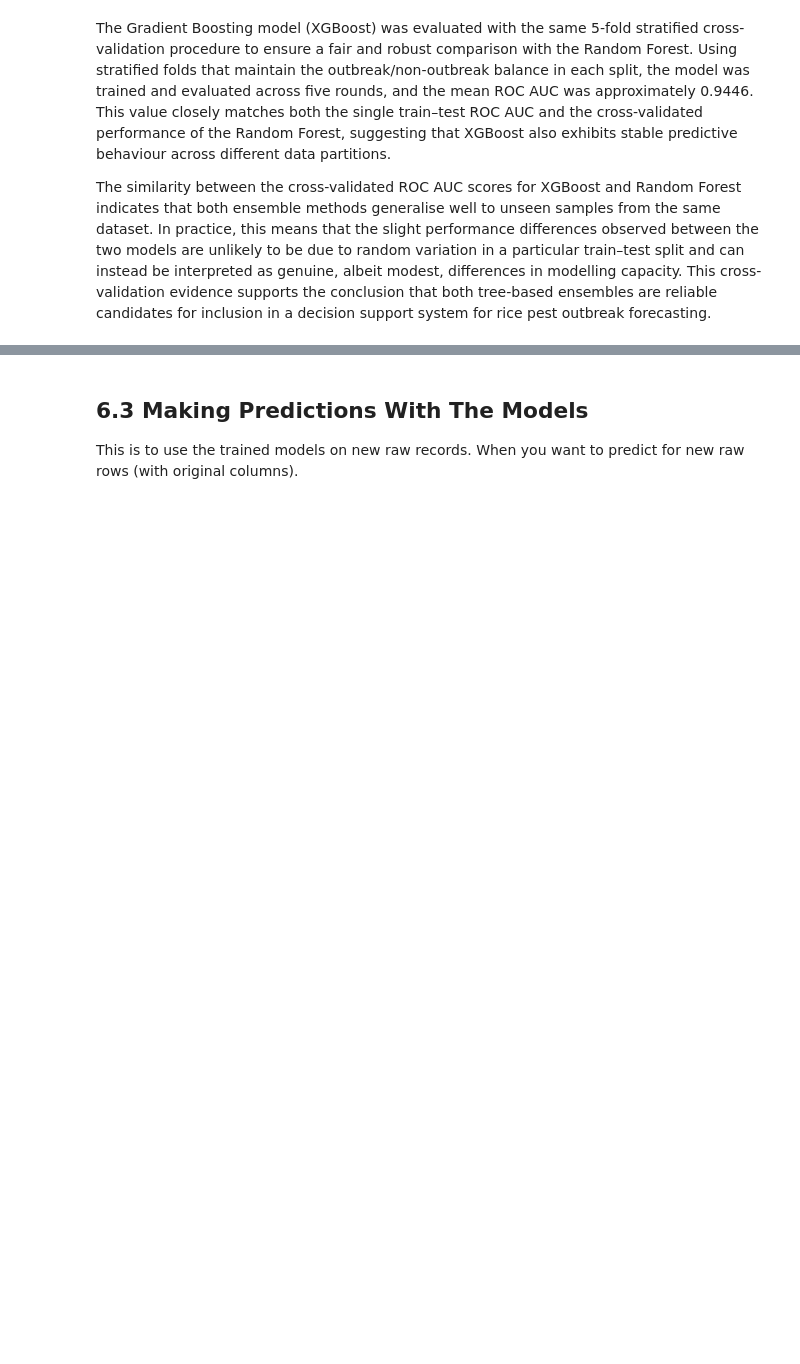
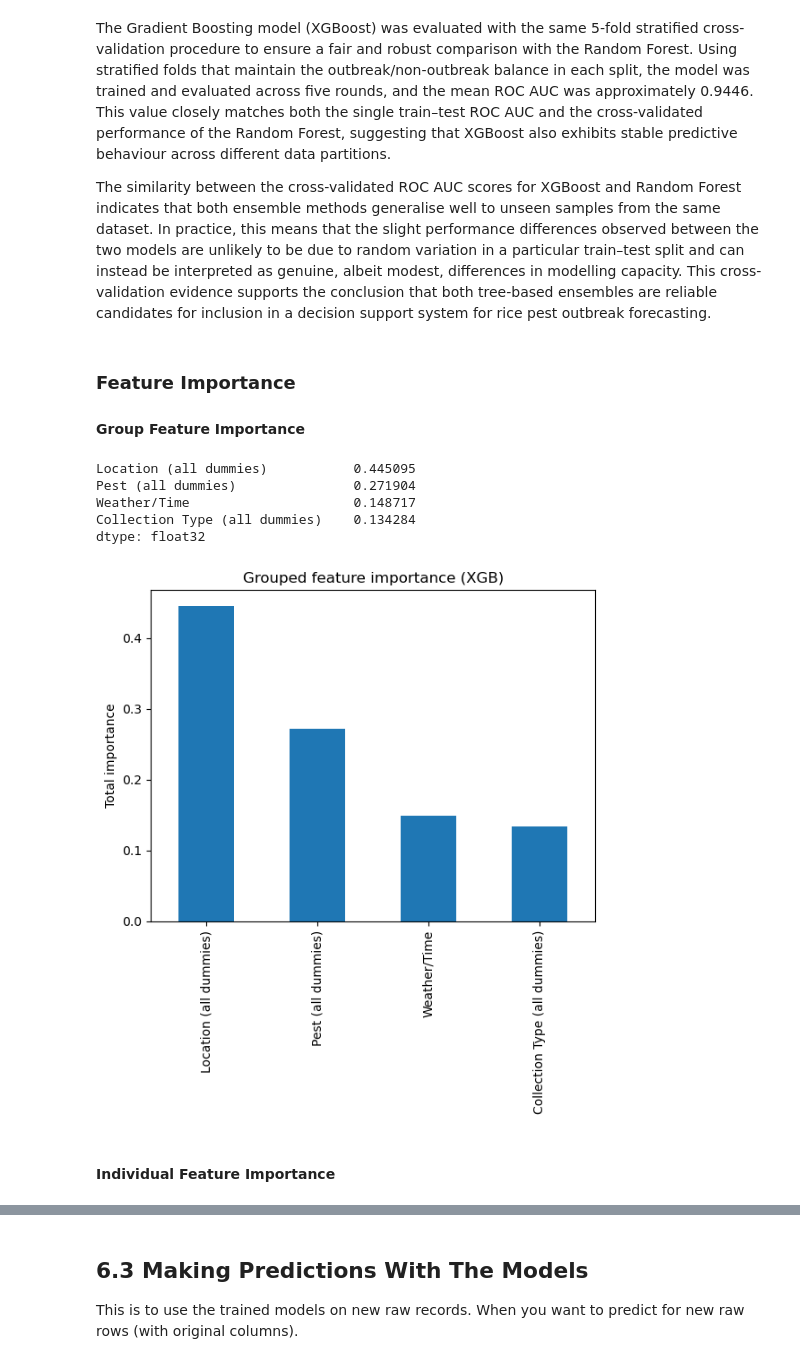
Before and after one commit to HXCLogic/Predictive-Modelling-for-Pest-Outbreak-Using-Machine-Learning-Techniques, a Jupyter notebook: Rice - Pest and Diseases/Rice.ipynb, the cells around one changed output, grey strips where cells are left out. Saved outputs shown, nothing was run; the diff lists cells and outputs as text; code cells hidden in the pictures; blank space fills up the shorter version.

Commit message:
Added Feature Importance for Gradient Boosting
Added Feature Importance for Gradient Boosting

```diff
--- a/Rice - Pest and Diseases/Rice.ipynb
+++ b/Rice - Pest and Diseases/Rice.ipynb
@@ -891,3 +890,47 @@ Gradient Boosting 5-fold mean ROC AUC: 0.9446302371672968
 The Gradient Boosting model (XGBoost) was evaluated with the same 5-fold stratified cross-validation procedure to ensure a fair and robust comparison with the Random Forest. Using stratified folds that maintain the outbreak/non-outbreak balance in each split, the model was trained and evaluated across five rounds, and the mean ROC AUC was approximately 0.9446. This value closely matches both the single train–test ROC AUC and the cross-validated performance of the Random Forest, suggesting that XGBoost also exhibits stable predictive behaviour across different data partitions.
 
 The similarity between the cross-validated ROC AUC scores for XGBoost and Random Forest indicates that both ensemble methods generalise well to unseen samples from the same dataset. In practice, this means that the slight performance differences observed between the two models are unlikely to be due to random variation in a particular train–test split and can instead be interpreted as genuine, albeit modest, differences in modelling capacity. This cross-validation evidence supports the conclusion that both tree-based ensembles are reliable candidates for inclusion in a decision support system for rice pest outbreak forecasting.
+# %% [markdown]
+### Feature Importance
+
+#### Group Feature Importance
+# %%
+# Get importances as a Series
+xgb_importances = pd.Series(xgb_clf.feature_importances_, index=X_train.columns)
+
+# Define groups
+weather_cols = [
+    "Observation Year", "Standard Week",
+    "MaxT", "MinT", "RH1(%)", "RH2(%)",
+    "RF(mm)", "WS(kmph)", "SSH(hrs)", "EVP(mm)"
+]
+location_cols = [c for c in X_train.columns if c.startswith("Location_")]
+pest_cols = [c for c in X_train.columns if c.startswith("PEST NAME_")]
+ctype_cols = [c for c in X_train.columns if c.startswith("Collection Type_")]
+
+group_importance = {
+    "Weather/Time": xgb_importances[weather_cols].sum(),
+    "Location (all dummies)": xgb_importances[location_cols].sum(),
+    "Pest (all dummies)": xgb_importances[pest_cols].sum(),
+    "Collection Type (all dummies)": xgb_importances[ctype_cols].sum(),
+}
+
+group_importance = pd.Series(group_importance).sort_values(ascending=False)
+print(group_importance)
+# %% [output]
+Location (all dummies)           0.445095
+Pest (all dummies)               0.271904
+Weather/Time                     0.148717
+Collection Type (all dummies)    0.134284
+dtype: float32
+# %%
+import matplotlib.pyplot as plt
+
+group_importance.plot(kind="bar")
+plt.ylabel("Total importance")
+plt.title("Grouped feature importance (XGB)")
+plt.show()
+# %% [output]
+[figure, added]
+# %% [markdown]
+#### Individual Feature Importance
```
Also changed, not shown: parts of 14 cells of this notebook, 7 other files.
